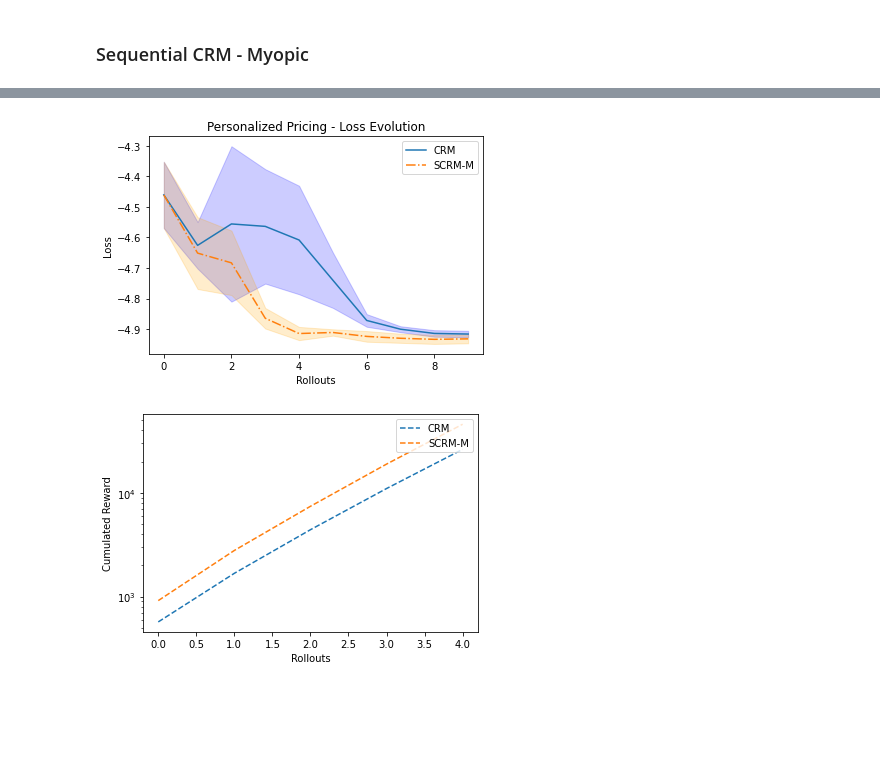
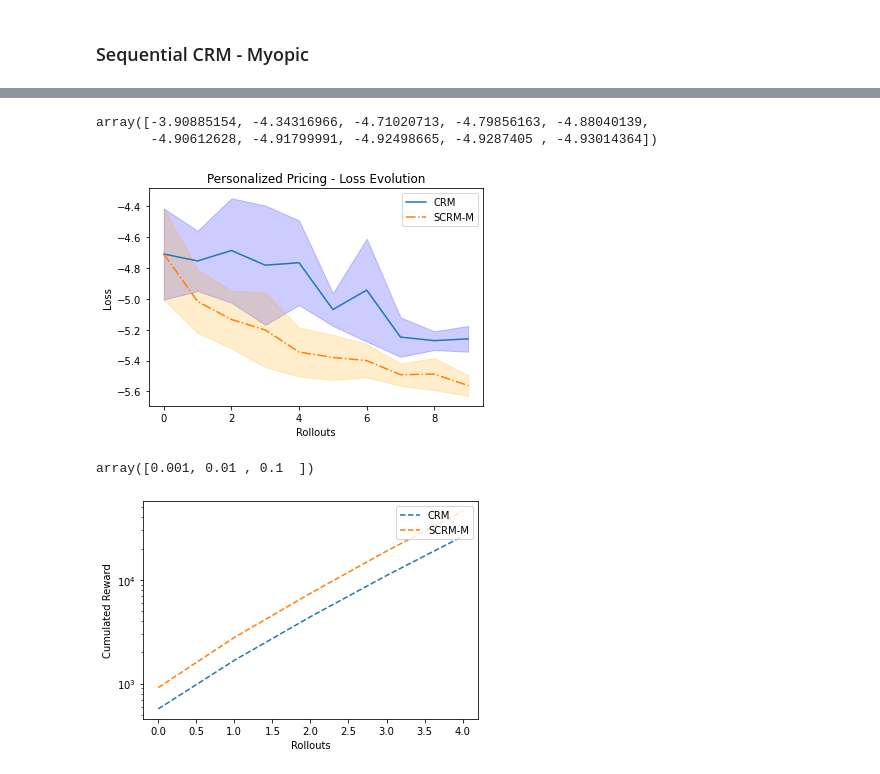
Before and after one commit to criteo-research/sequential-conterfactual-risk-minimization, a Jupyter notebook: continuous/notebooks/eval_scrm_p-pricing.ipynb, the cells around one changed output, grey strips where cells are left out. Drawn from its saved outputs; the diff is of its cells as text; code cells hidden in the pictures; blank space fills up the shorter version.

```diff
--- a/continuous/eval_scrm_p-pricing.ipynb
+++ b/continuous/notebooks/eval_scrm_p-pricing.ipynb
@@ -308,7 +340,7 @@ def scrm_myopic_experiment(random_seed, dataset_name, settings):
 
     # Model setting
     contextual_modelling = Model(settings['contextual_modelling'], random_seed)
-    estimator = Estimator(contextual_modelling, 'conservative', settings['lambda'])
+    estimator = Estimator(contextual_modelling)
     scrm_m_loss_history = LossHistory("SCRM-M")
 
     n_samples = n_0
@@ -318,13 +350,24 @@ def scrm_myopic_experiment(random_seed, dataset_name, settings):
     mu = contextual_modelling.create_start_parameter(dataset)
     logging_data = get_logging_data(n_samples, dataset, random_seed)
     rng = np.random.RandomState(random_seed)
+    actions, contexts, losses, propensities = logging_data
 
     for m in range(M):
 
         # Optimization
+        train_logging_data, valid_logging_data = dataset_split(contexts, actions, losses, propensities, random_seed)
+
         init_parameter = jnp.array(mu, dtype='float32')
-        args = logging_data
-        optimized_mu, loss_crm = optimize(estimator.objective_function, init_parameter, args)
+
+        for idx, lbd in enumerate(lambda_grid):
+            estimator.lbd = lbd
+            optimized_mu, loss_crm = optimize(estimator.objective_function, init_parameter, train_logging_data)
+            crm_loss_valid = estimator.evaluate(optimized_mu._value, valid_logging_data)
+            losses_valid[idx] = crm_loss_valid
+
+        lbd = lambda_grid[np.argmin(losses_valid)]
+        estimator.lbd = lbd
+        optimized_mu, loss_crm = optimize(estimator.objective_function, init_parameter, logging_data)
 
         ### New logging data
         mu = optimized_mu._value
@@ -343,25 +386,26 @@ def scrm_myopic_experiment(random_seed, dataset_name, settings):
         regret = online_loss - optimal_loss
         cumulated_losses = np.sum(losses)
 
-        scrm_m_loss_history.update(optimized_mu, online_loss, regret, loss_crm, cumulated_losses, n_samples)
+        scrm_m_loss_history.update(optimized_mu, online_loss, regret, loss_crm, cumulated_losses, n_samples/2)
         scrm_m_loss_history.show_last()
 
     return scrm_m_loss_history
 
-for random_seed in range(5):
+for random_seed in range(10):
     scrm_m_loss_history = scrm_myopic_experiment(random_seed, dataset_name, settings)
     scrm_m_histories.append(scrm_m_loss_history)
 
-scrm_m_losses = np.array([scrm_m_loss_history.crm_loss for scrm_m_loss_history in scrm_m_histories])
-mean_scrm_m_losses = np.mean(scrm_m_losses, axis=0)
+# scrm_m_losses = np.array([scrm_m_loss_history.crm_loss for scrm_m_loss_history in scrm_m_histories])
+# mean_scrm_m_losses = np.mean(scrm_m_losses, axis=0)
 
 scrm_m_online_losses = np.array([scrm_m_loss_history.online_loss for scrm_m_loss_history in scrm_m_histories])
 mean_scrm_m_online_losses = np.mean(scrm_m_online_losses, axis=0)
+std_scrm_m_losses = np.std(scrm_m_online_losses, axis=0)
 
-scrm_m_cumulated_losses = np.array([scrm_m_loss_history.cumulated_loss for scrm_m_loss_history in scrm_m_histories])
-mean_scrm_m_cumulated_losses = np.nanmean(scrm_m_cumulated_losses, axis=0)
+# scrm_m_cumulated_losses = np.array([scrm_m_loss_history.cumulated_loss for scrm_m_loss_history in scrm_m_histories])
+# mean_scrm_m_cumulated_losses = np.nanmean(scrm_m_cumulated_losses, axis=0)
 
-scrm_m_regrets = np.array([scrm_m_loss_history.regret for scrm_m_loss_history in scrm_m_histories])
-mean_scrm_m_regrets = np.nanmean(scrm_m_regrets, axis=0)
+# scrm_m_regrets = np.array([scrm_m_loss_history.regret for scrm_m_loss_history in scrm_m_histories])
+# mean_scrm_m_regrets = np.nanmean(scrm_m_regrets, axis=0)
 # %% [output]
 *** EXPERIMENT SCRM Myopic Random seed: 0 Dataset: personalized-pricing ***
@@ -386,18 +450,27 @@ std_scrm_m_losses = np.std(scrm_m_online_losses, axis=0)
+# %%
+mean_scrm_m_online_losses
+# %% [output]
+array([-3.90885154, -4.34316966, -4.71020713, -4.79856163, -4.88040139,
+       -4.90612628, -4.91799991, -4.92498665, -4.9287405 , -4.93014364])
 # %%
 plt.figure()
 plt.title('Personalized Pricing - Loss Evolution')
 plt.xlabel('Rollouts')
 plt.plot(mean_crm_online_losses, '-', label='CRM')
-plt.fill_between(np.arange(0, 10), mean_crm_online_losses - std_crm_loss, mean_crm_online_losses + std_crm_loss,
+plt.fill_between(np.arange(0, 10), mean_crm_online_losses - std_crm_online_loss, mean_crm_online_losses + std_crm_online_loss,
                  color='blue', alpha=0.2)
 plt.plot(mean_scrm_m_online_losses, '-.', label='SCRM-M')
 plt.fill_between(np.arange(0, 10), mean_scrm_m_online_losses - std_scrm_m_losses, mean_scrm_m_online_losses + std_scrm_m_losses,
                  color='orange', alpha=0.2)
 plt.ylabel('Loss')
 plt.legend(loc='upper right')
 plt.savefig('scrm_vs_crm_personalized_pricing.pdf')
 # %% [output]
-[figure, old version]
+[figure, new version]
+# %%
+lambda_grid
+# %% [output]
+array([0.001, 0.01 , 0.1  ])
 # %%
 plt.xlabel('Rollouts')
 plt.ylabel('Cumulated Reward')
```
Also changed, not shown: parts of 10 cells of this notebook, 23 other files.
